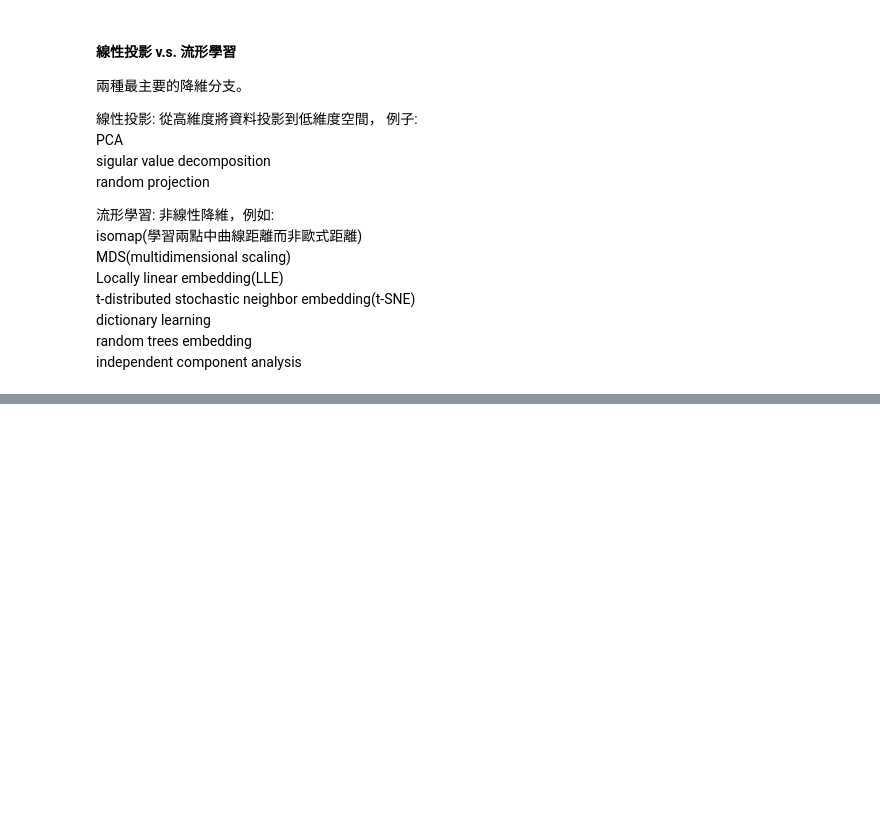
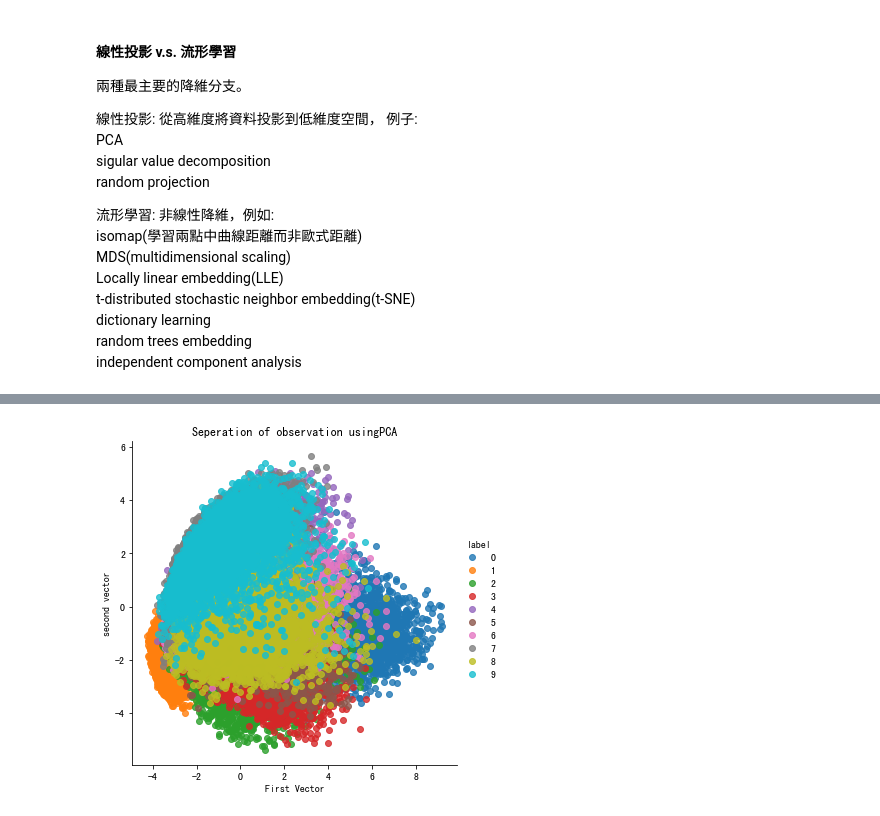
Before and after one commit to agron911/data-analytics, a Jupyter notebook: ML/3_Dimensionality_reduction.ipynb, the cells around one changed output, grey strips where cells are left out. Cells and saved outputs as stored; diff of their text form; code cells hidden in the pictures; blank space fills up the shorter version.

```diff
--- a/ML/3_Dimensionality_reduction.ipynb
+++ b/ML/3_Dimensionality_reduction.ipynb
@@ -148,0 +254,12 @@ view_digit(2)
+# %%
+def scatterplot(xDF, yDF, algoName):
+    tempDF = pd.DataFrame(data = xDF.loc[:,0:1], index = xDF.index)
+    tempDF = pd.concat((tempDF, yDF), axis = 1, join='inner')
+    tempDF.columns = ['First Vector','second vector','label']
+    sns.lmplot(x='First Vector', y ='second vector',hue = 'label', data=tempDF,fit_reg = False)
+    ax = plt.gca()
+    ax.set_title('Seperation of observation using' + algoName)
+# %%
+scatterplot(X_train_PCA,y_train,'PCA')
+# %% [output]
+[figure, added]
```
Also changed, not shown: parts of 13 cells of this notebook.
